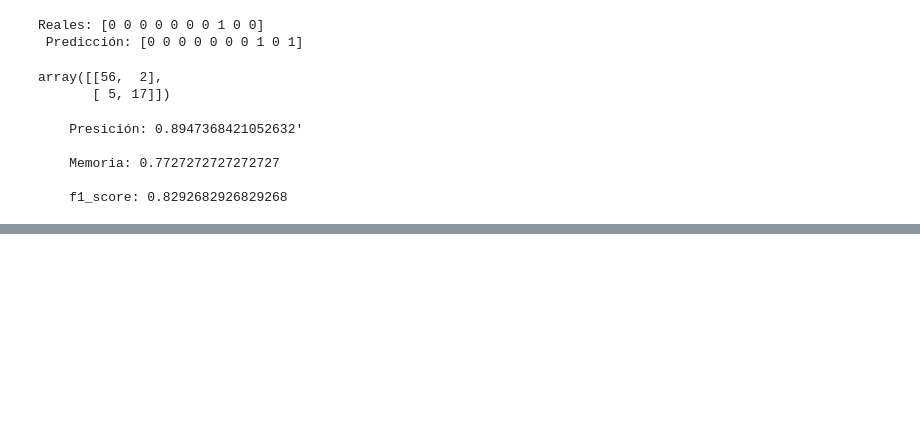
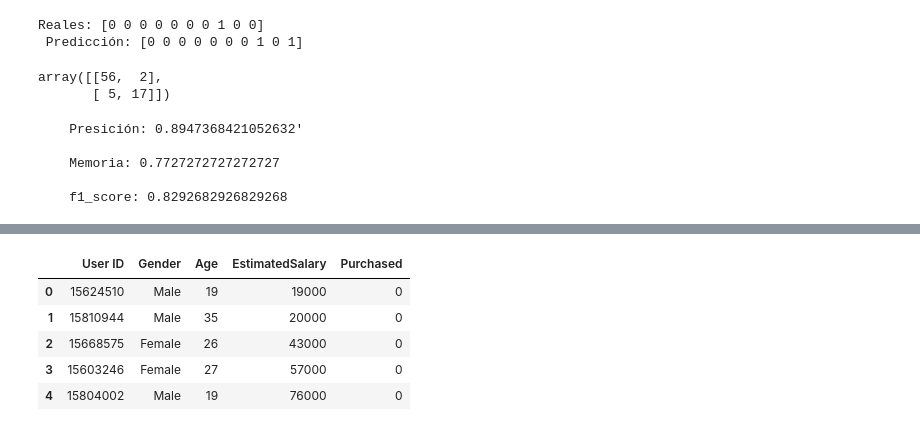
Before and after one commit to beyondAnalysIs/Machine_Learning_Python_scikit-learn, a Jupyter notebook: regresion/03_clasificacion.ipynb, the cells around one changed output, grey strips where cells are left out. Saved outputs shown, nothing was run; the diff lists cells and outputs as text; code cells hidden in the pictures; blank space fills up the shorter version.

```diff
--- a/regresion/03_clasificacion.ipynb
+++ b/regresion/03_clasificacion.ipynb
@@ -285,0 +292,11 @@ print(f'''
+# %%
+# carga de datos
+data = pd.read_csv(r'C:\Users\ander\Escritorio\PYTHON\Python 2025\machine_learning\datasets\Social_Network.csv',sep=',', encoding='utf-8')
+data.head()
+# %% [output]
+|  | User ID | Gender | Age | EstimatedSalary | Purchased |
+| 0 | 15624510 | Male | 19 | 19000 | 0 |
+| 1 | 15810944 | Male | 35 | 20000 | 0 |
+| 2 | 15668575 | Female | 26 | 43000 | 0 |
+| 3 | 15603246 | Female | 27 | 57000 | 0 |
+| 4 | 15804002 | Male | 19 | 76000 | 0 |
```
Also changed, not shown: parts of 11 cells of this notebook.
